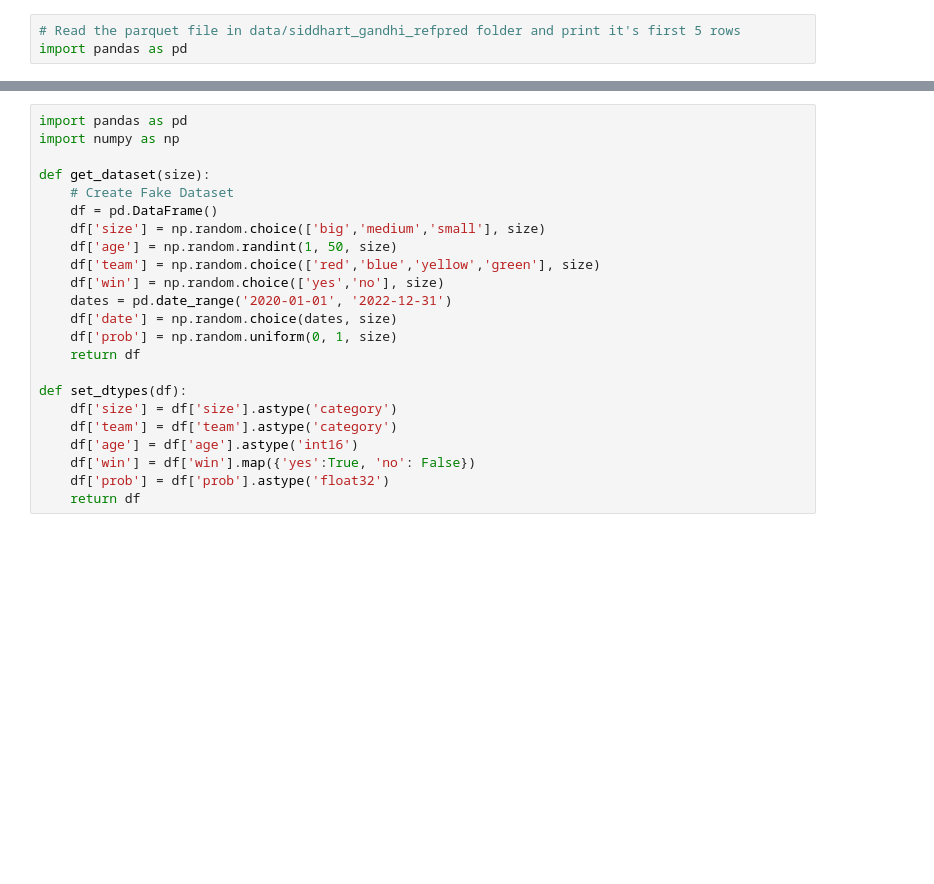
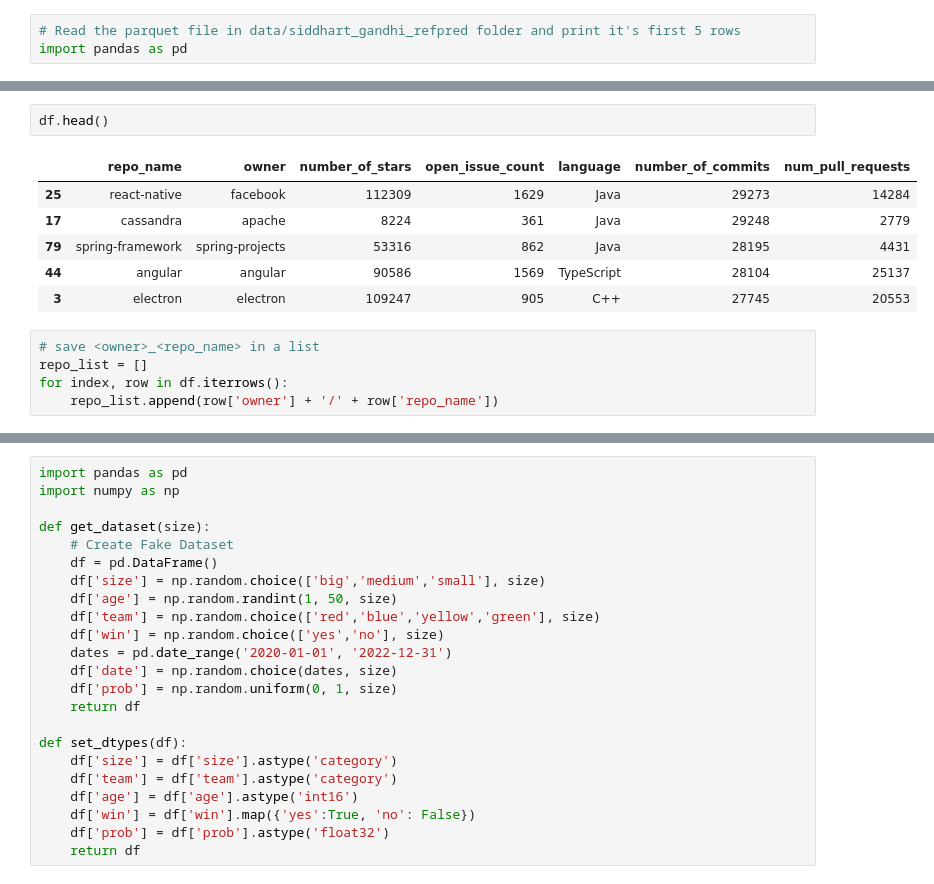
Before and after one commit to Siddharth-Gandhi/ds, a Jupyter notebook: temp.ipynb, the cells around one changed output, grey strips where cells are left out. Drawn from its saved outputs; the diff is of its cells as text; blank space fills up the shorter version.

```diff
--- a/temp.ipynb
+++ b/temp.ipynb
@@ -3,0 +29,14 @@ import pandas as pd
+# %%
+df.head()
+# %% [output]
+|  | repo_name | owner | number_of_stars | open_issue_count | language | number_of_commits | num_pull_requests |
+| 25 | react-native | facebook | 112309 | 1629 | Java | 29273 | 14284 |
+| 17 | cassandra | apache | 8224 | 361 | Java | 29248 | 2779 |
+| 79 | spring-framework | spring-projects | 53316 | 862 | Java | 28195 | 4431 |
+| 44 | angular | angular | 90586 | 1569 | TypeScript | 28104 | 25137 |
+| 3 | electron | electron | 109247 | 905 | C++ | 27745 | 20553 |
+# %%
+# save <owner>_<repo_name> in a list
+repo_list = []
+for index, row in df.iterrows():
+    repo_list.append(row['owner'] + '/' + row['repo_name'])
```
Also changed, not shown: parts of 6 cells of this notebook, 12 other files.
